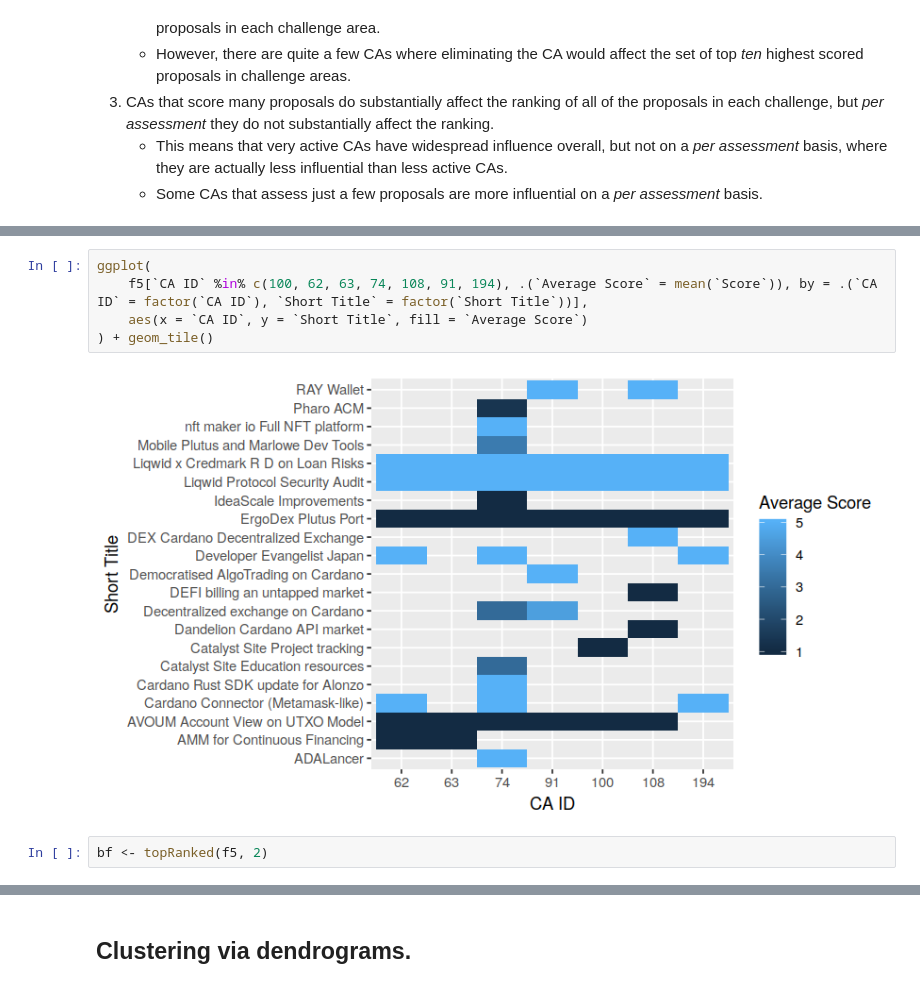
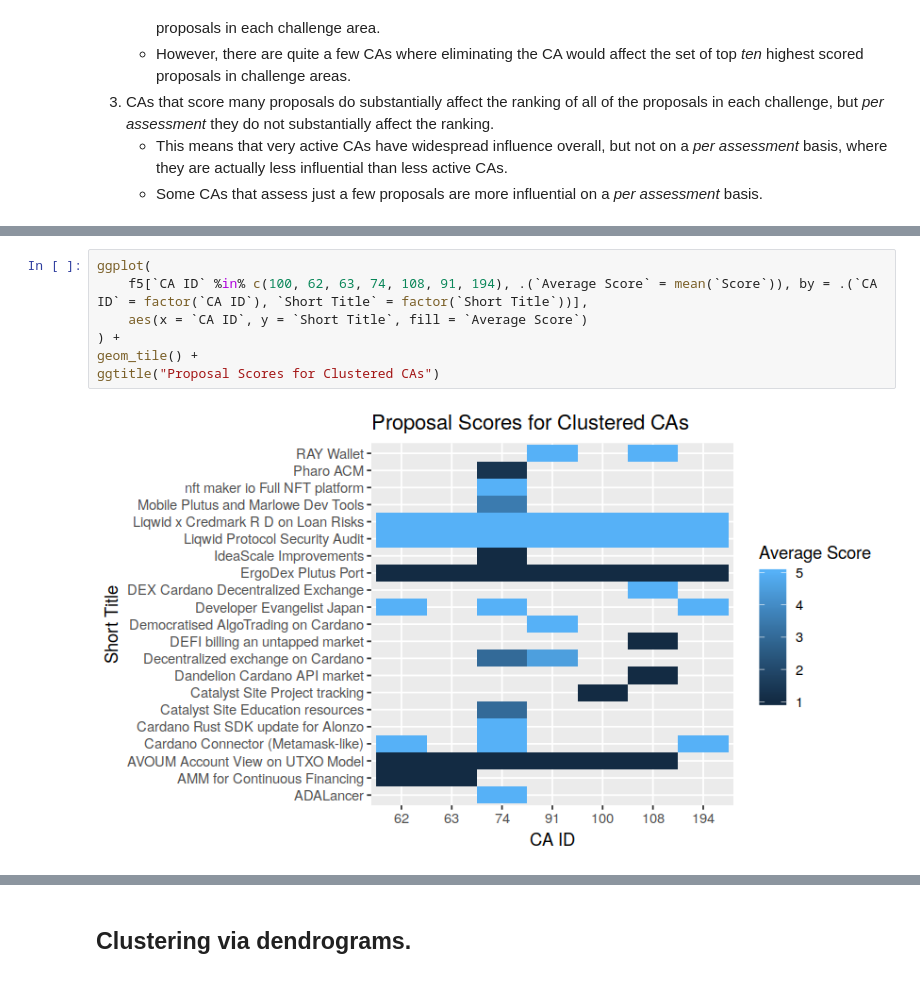
Before and after one commit to bwbush/catalyst-assessment-analyses, a Jupyter notebook: f5-exploratory-analysis.ipynb, the cells around one changed output, grey strips where cells are left out. Drawn from its saved outputs; the diff is of its cells as text.

```diff
--- a/f5-exploratory-analysis.ipynb
+++ b/f5-exploratory-analysis.ipynb
@@ -392,9 +399,9 @@ ggplot(
 # %%
 ggplot(
     f5[`CA ID` %in% c(100, 62, 63, 74, 108, 91, 194), .(`Average Score` = mean(`Score`)), by = .(`CA ID` = factor(`CA ID`), `Short Title` = factor(`Short Title`))],
     aes(x = `CA ID`, y = `Short Title`, fill = `Average Score`)
-) + geom_tile()
+) +
+geom_tile() +
+ggtitle("Proposal Scores for Clustered CAs")
 # %% [output]
-[figure, old version]
+[figure, new version]
-# %%
-bf <- topRanked(f5, 2)
```
Also changed, not shown: parts of 28 cells of this notebook, 2 other files.
